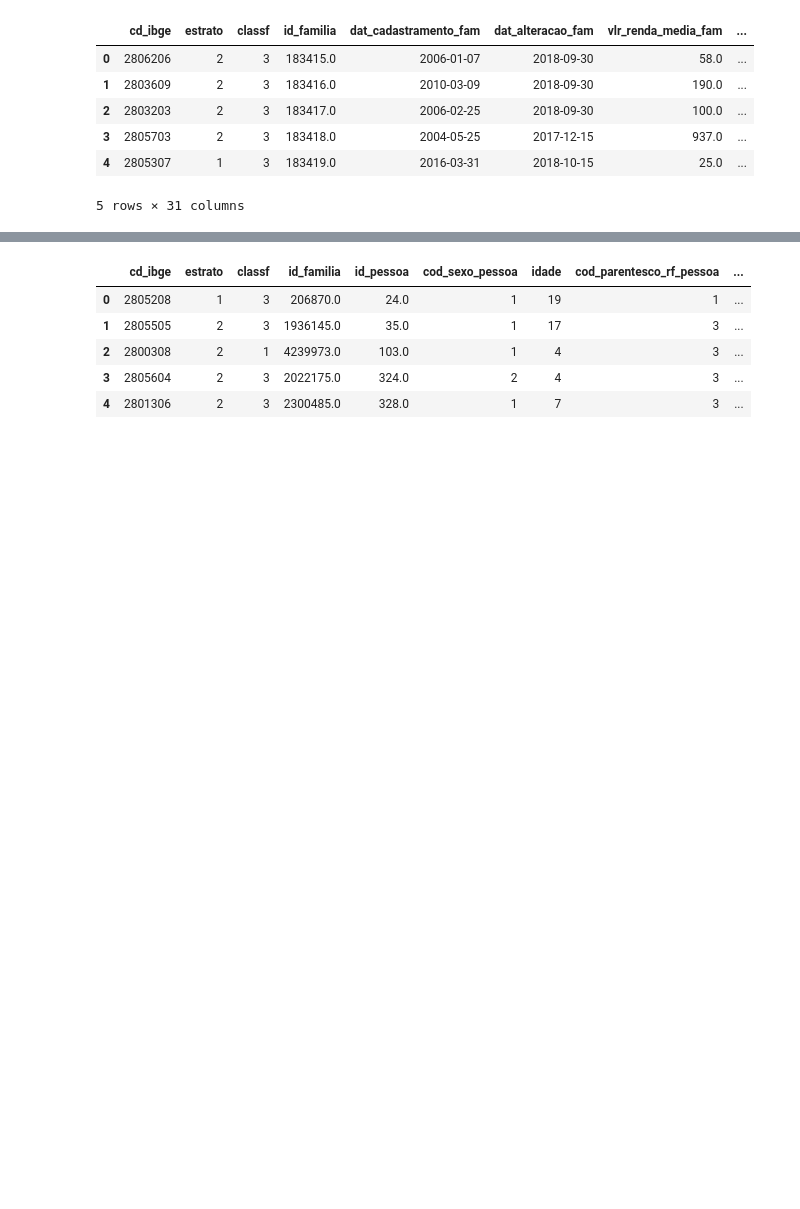
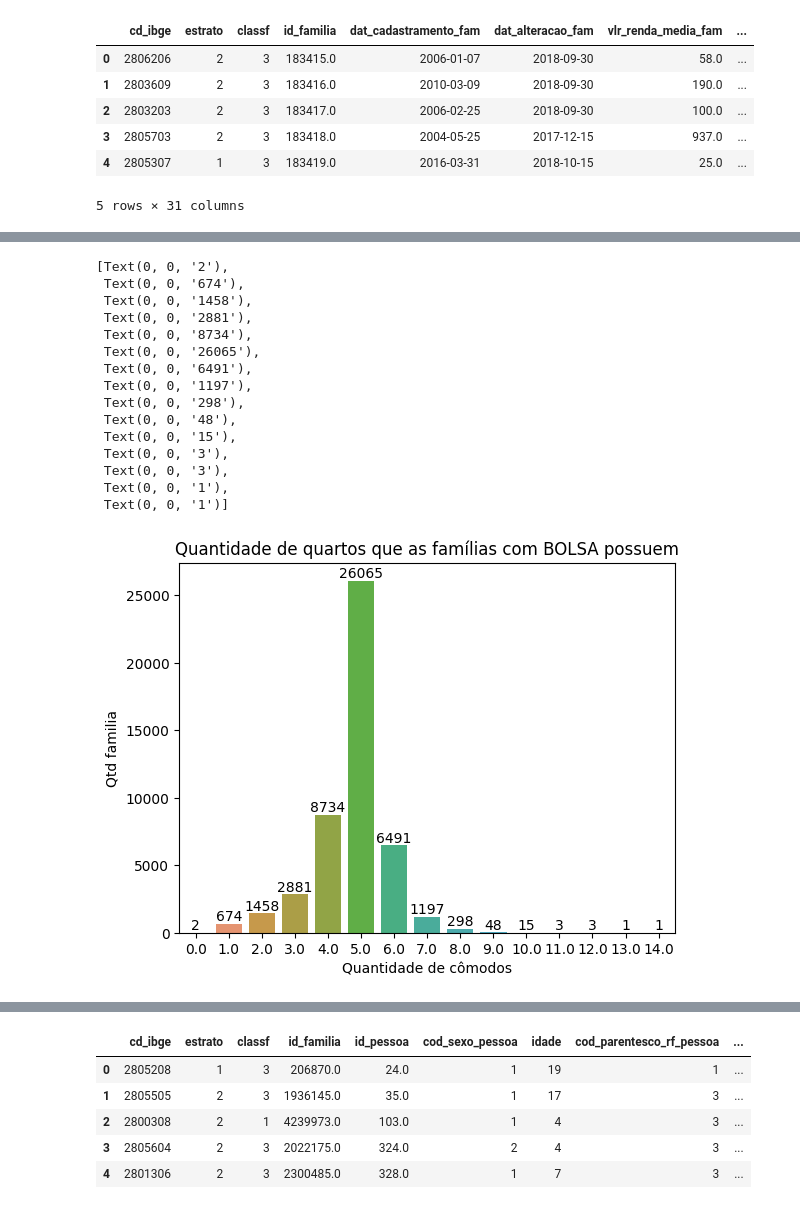
Before and after one commit to Jownao/dive_datascience, a Jupyter notebook: lab/03_Analise_dados_bolsa_familia.ipynb, the cells around one changed output, grey strips where cells are left out. Saved outputs shown, nothing was run; the diff lists cells and outputs as text; code cells hidden in the pictures; blank space fills up the shorter version.

```diff
--- a/lab/03_Analise_dados_bolsa_familia.ipynb
+++ b/lab/03_Analise_dados_bolsa_familia.ipynb
@@ -28,9 +30,7 @@ def convert_sums_frame(sums_object, columns):
 # %%
 # Dados das famílias
 dataf = pd.read_csv("../datasets/03_bolsa_familia/data_familia_sergipe.csv")
-
-# Dados das pessoas
-datap = pd.read_csv("../datasets/03_bolsa_familia/data_pessoas_sergipe.csv")
+data_bolsa = dataf.query("marc_pbf == 1")
 # %%
 #df.drop(df.loc[df['line_race']==0].index, inplace=True)
 #ataf.loc[dataf['qtd_comodos_domic_fam']==20]
@@ -46,0 +92,29 @@ dataf.head()
+# %%
+# Comodos x Pessoas / Grande parte possui entre 4-6 cômodos
+
+datatb = data_bolsa.groupby("qtd_comodos_domic_fam")['id_familia'].count()
+datatb = convert_sums_frame(datatb, ['qtd_comodos_domic_fam','id_familia'])
+datatb = datatb.sort_values(by='qtd_comodos_domic_fam',
+                      ascending=False )
+datatb
+bar = sns.barplot(data=datatb, x="qtd_comodos_domic_fam",y="id_familia")
+bar.set(xlabel='Quantidade de cômodos',ylabel='Qtd familia')
+plt.title('Quantidade de quartos que as famílias com BOLSA possuem')
+bar.bar_label(bar.containers[0])
+# %% [output]
+[Text(0, 0, '2'),
+ Text(0, 0, '674'),
+ Text(0, 0, '1458'),
+ Text(0, 0, '2881'),
+ Text(0, 0, '8734'),
+ Text(0, 0, '26065'),
+ Text(0, 0, '6491'),
+ Text(0, 0, '1197'),
+ Text(0, 0, '298'),
+ Text(0, 0, '48'),
+ Text(0, 0, '15'),
+ Text(0, 0, '3'),
+ Text(0, 0, '3'),
+ Text(0, 0, '1'),
+ Text(0, 0, '1')]
+[figure, added]
```
Also changed, not shown: parts of 20 cells of this notebook, 3 other files.
